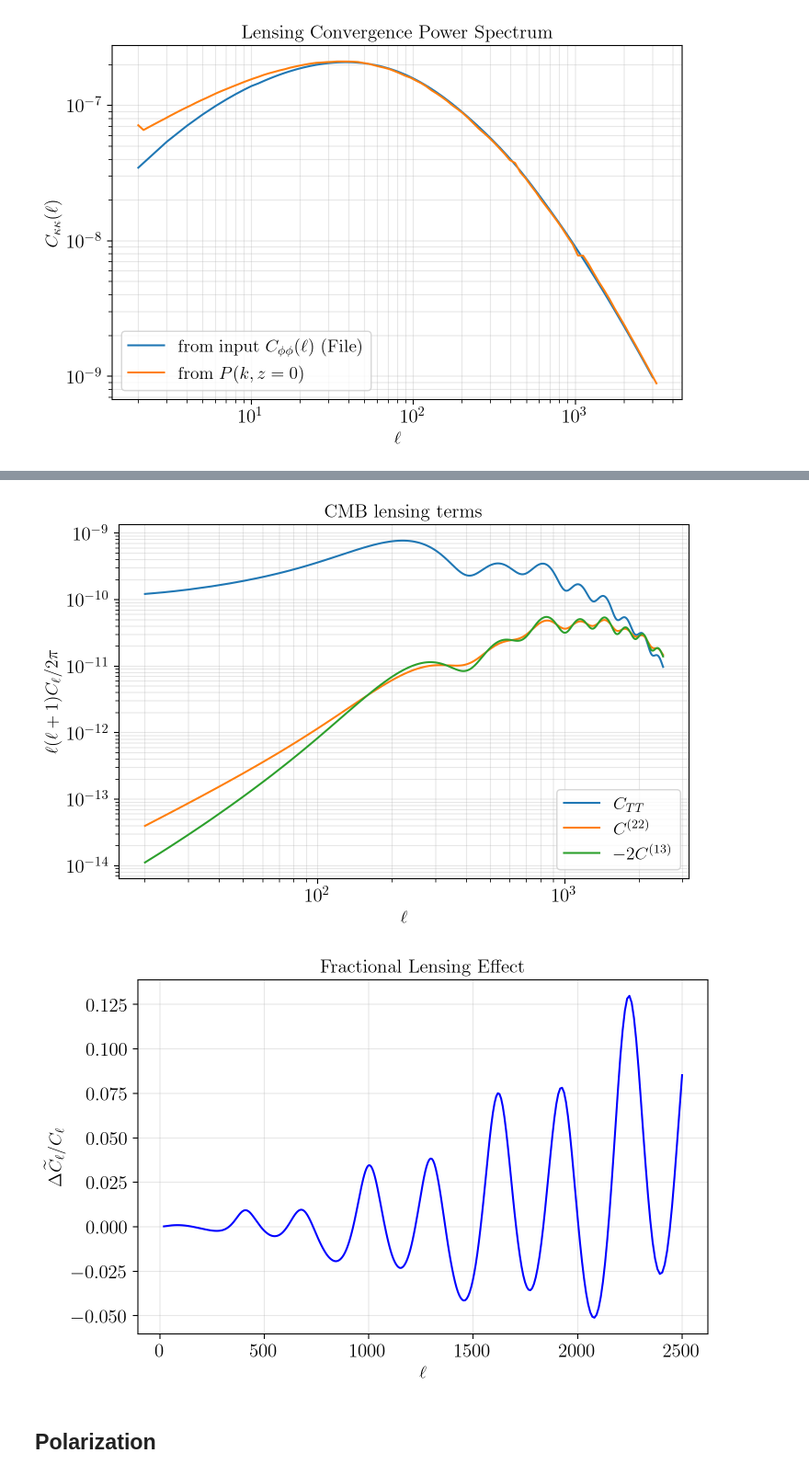
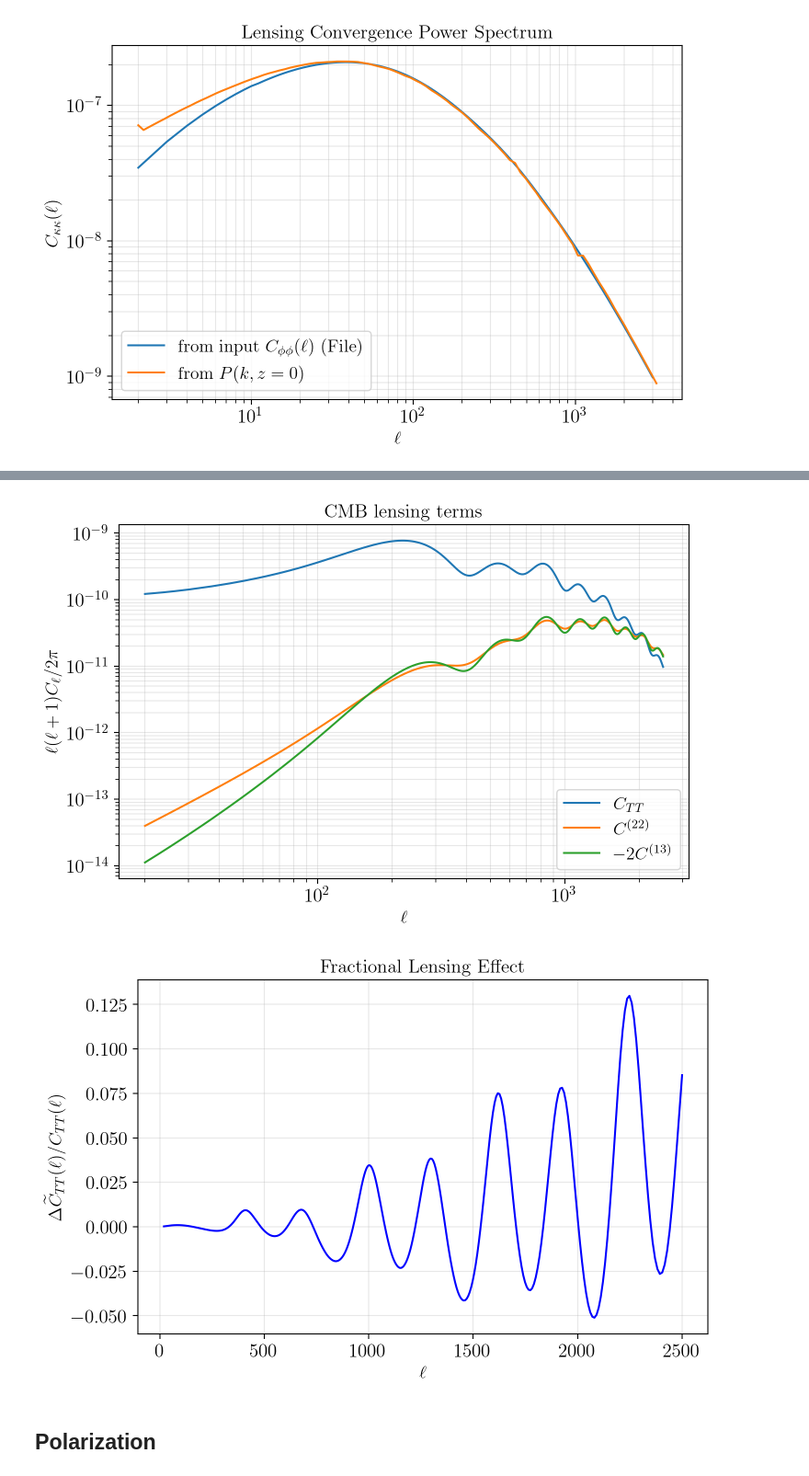
Before and after one commit to tommasoperitoree/AdvancedGravitationalPhysiscs, a Jupyter notebook: exam.ipynb, the cells around one changed output, grey strips where cells are left out. Shown at 92% size. Drawn from its saved outputs; the diff is of its cells as text; code cells hidden in the pictures.

```diff
--- a/exam.ipynb
+++ b/exam.ipynb
@@ -346,35 +346,35 @@ plt.loglog(l_calc, scale * c_TT_22, label=r'$C^{(22)}$')
 plt.loglog(l_calc, scale  * -2*c_TT_13, label=r'$-2C^{(13)}$')
 plt.xlabel(r'$\ell$')
 plt.ylabel(r'$\ell(\ell+1)C_\ell/2\pi$')
 plt.title('CMB lensing terms')
 plt.legend()
 plt.grid(which='both', alpha=0.3)
 plt.savefig('./images/cmb_TT_lensing_terms.png', dpi=300, bbox_inches='tight')
 plt.show()
 
 
 # ABSOLUTE Difference (Delta D_l)
 # abs_diff = scale * (c_lensed - c_unlensed)
 # plt.plot(l_calc, abs_diff, 'r-')
 # plt.xlabel(r'$\ell$')
 # plt.ylabel(r'$\Delta D_\ell [\mu K^2]$') # Power units
 # plt.title('Absolute Power Difference (Lensed - Unlensed)')
 # plt.grid(which='both', alpha=0.3)
 # plt.show()
 
 # FRACTIONAL Difference (Delta C / C)
 frac_diff = (c_TT_lensed - c_TT_unlensed) / c_TT_unlensed
 plt.plot(l_calc, frac_diff, 'b-')
 plt.xlabel(r'$\ell$')
-plt.ylabel(r'$\Delta \widetilde{C}_\ell / C_\ell$') # Dimensionless
+plt.ylabel(r'$\Delta \widetilde{C}_{TT}(\ell) / C_{TT}(\ell)$') # Dimensionless
 plt.title('Fractional Lensing Effect')
 plt.grid(which='both', alpha=0.3)
 plt.savefig('./images/fractional_TT_lensing.png', dpi=300, bbox_inches='tight')
 plt.show()
 # %% [output]
 [figure]
 [figure]
-[figure, old version]
+[figure, new version]
 # %% [markdown]
 ## Polarization
 # %% [markdown]
```
Also changed, not shown: 4 other files.
